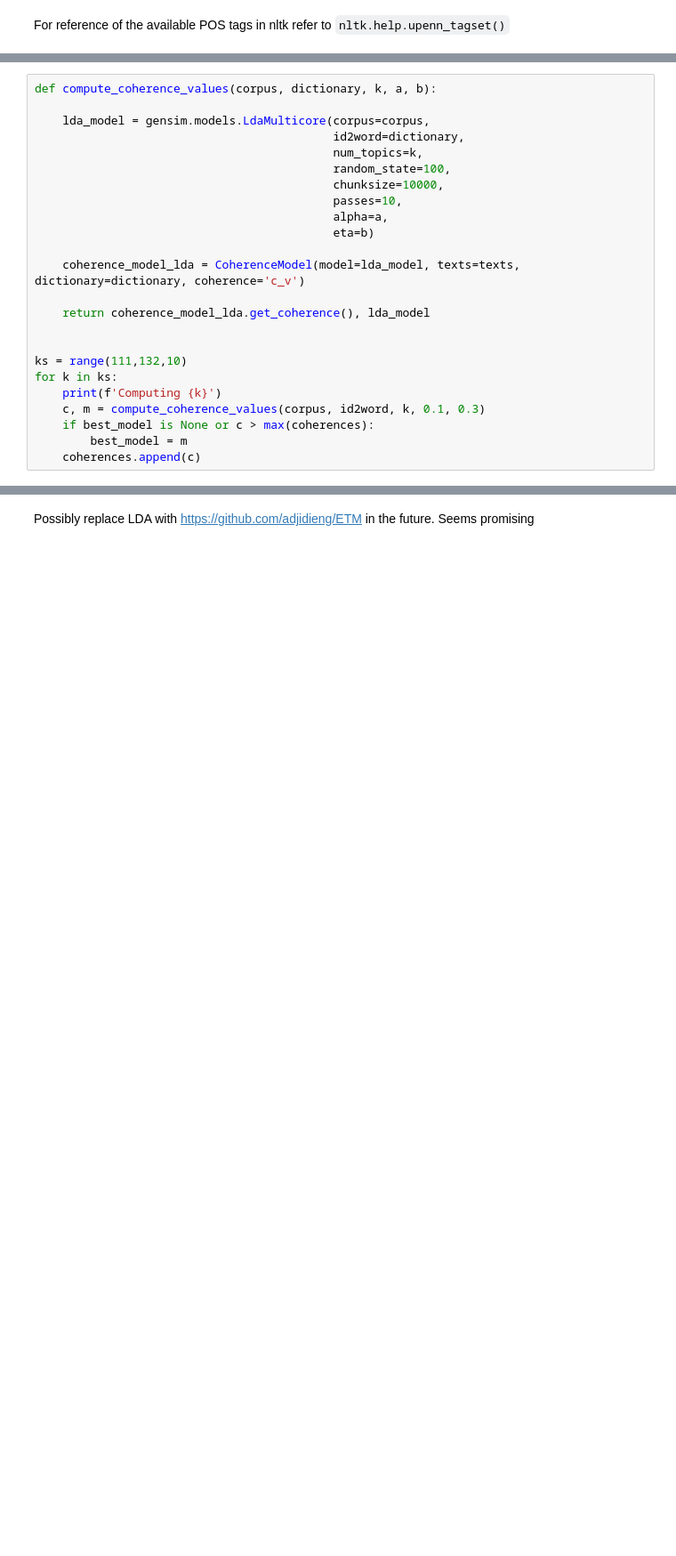
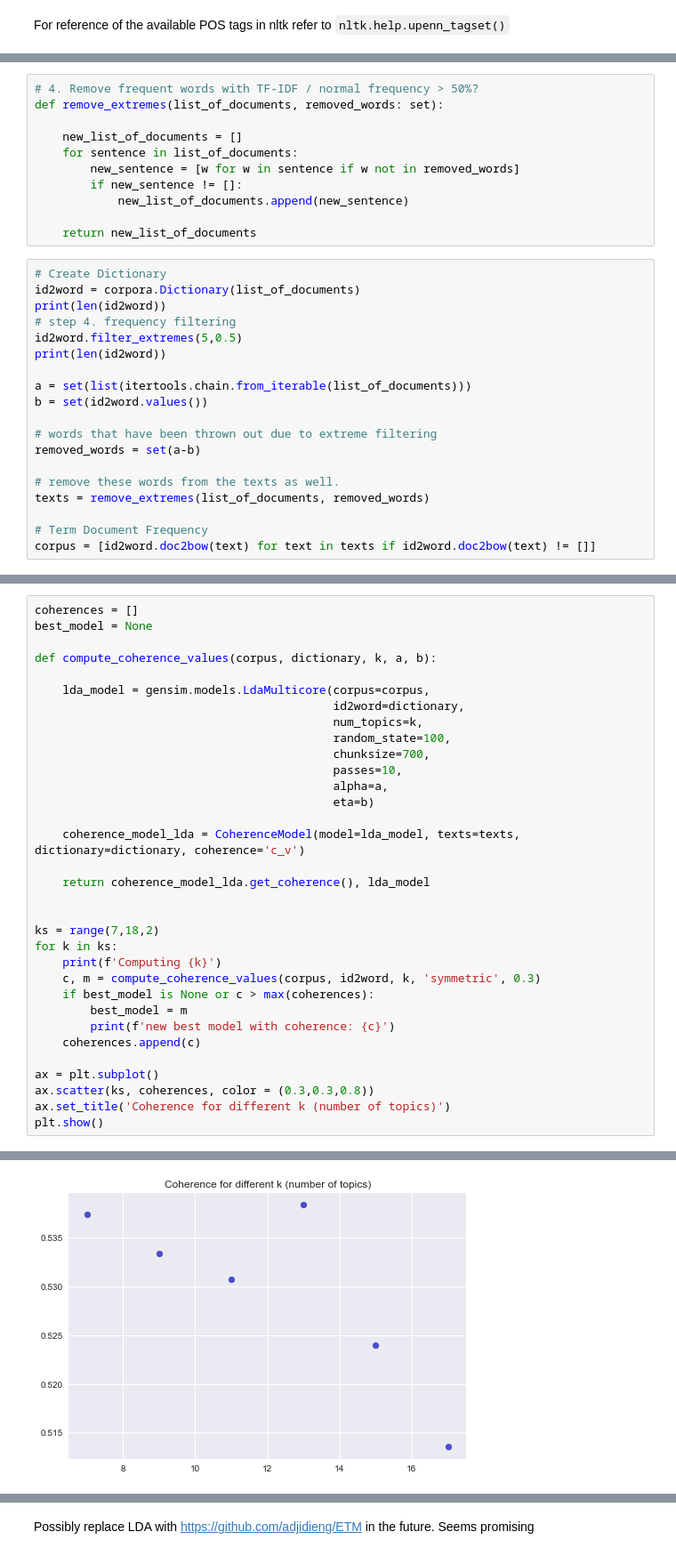
Before and after one commit to lhestermeyer/yelp, a Jupyter notebook: notebooks/20_RestaurantRatingChanges.ipynb, the cells around one changed output, grey strips where cells are left out. Shown at 89% size. Cells and saved outputs as stored; diff of their text form; blank space fills up the shorter version.

```diff
--- a/notebooks/20_RestaurantRatingChanges.ipynb
+++ b/notebooks/20_RestaurantRatingChanges.ipynb
@@ -373,0 +570,30 @@ best_model = None
+# %%
+# 4. Remove frequent words with TF-IDF / normal frequency > 50%?
+def remove_extremes(list_of_documents, removed_words: set):
+
+    new_list_of_documents = []
+    for sentence in list_of_documents:
+        new_sentence = [w for w in sentence if w not in removed_words]
+        if new_sentence != []:
+            new_list_of_documents.append(new_sentence)
+
+    return new_list_of_documents
+# %%
+# Create Dictionary
+id2word = corpora.Dictionary(list_of_documents)
+print(len(id2word))
+# step 4. frequency filtering
+id2word.filter_extremes(5,0.5)
+print(len(id2word))
+
+a = set(list(itertools.chain.from_iterable(list_of_documents)))
+b = set(id2word.values())
+
+# words that have been thrown out due to extreme filtering
+removed_words = set(a-b)
+
+# remove these words from the texts as well.
+texts = remove_extremes(list_of_documents, removed_words)
+
+# Term Document Frequency
+corpus = [id2word.doc2bow(text) for text in texts if id2word.doc2bow(text) != []]
@@ -374,11 +606,14 @@ best_model = None
 # %%
+coherences = []
+best_model = None
+
 def compute_coherence_values(corpus, dictionary, k, a, b):
 
     lda_model = gensim.models.LdaMulticore(corpus=corpus,
                                            id2word=dictionary,
                                            num_topics=k,
                                            random_state=100,
-                                           chunksize=10000,
+                                           chunksize=700,
                                            passes=10,
                                            alpha=a,
                                            eta=b)
@@ -388,11 +623,17 @@ def compute_coherence_values(corpus, dictionary, k, a, b):
     return coherence_model_lda.get_coherence(), lda_model
 
 
-ks = range(111,132,10)
+ks = range(7,18,2)
 for k in ks:
     print(f'Computing {k}')
-    c, m = compute_coherence_values(corpus, id2word, k, 0.1, 0.3)
+    c, m = compute_coherence_values(corpus, id2word, k, 'symmetric', 0.3)
     if best_model is None or c > max(coherences):
         best_model = m
+        print(f'new best model with coherence: {c}')
     coherences.append(c)
+
+ax = plt.subplot()
+ax.scatter(ks, coherences, color = (0.3,0.3,0.8))
+ax.set_title('Coherence for different k (number of topics)')
+plt.show()
 # %% [output]
@@ -401,0 +648 @@ Computing 131
+[figure, added]
```
Also changed, not shown: parts of 49 cells of this notebook.
